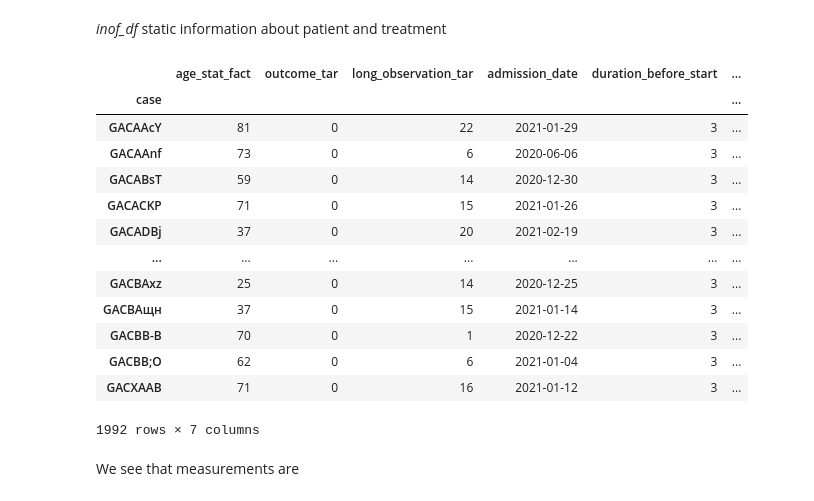
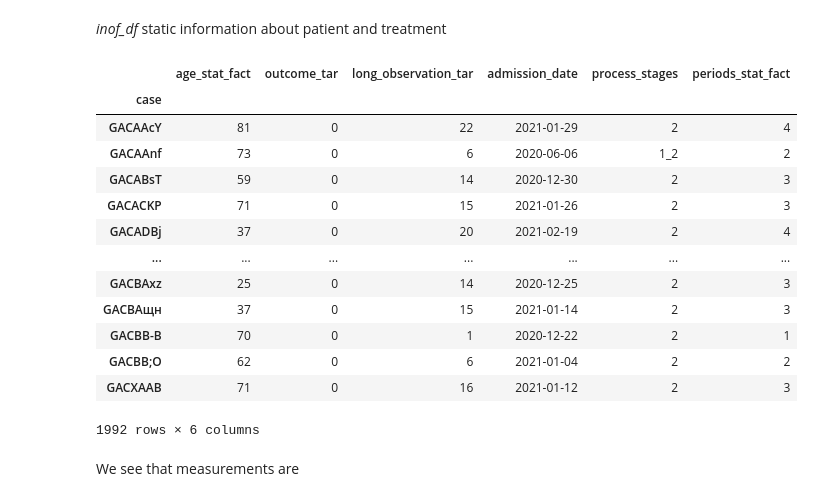
Before and after one commit to geniusserg/CovidPredict, a Jupyter notebook: data_analysis.ipynb, the cells around one changed output. Drawn from its saved outputs; the diff is of its cells as text; code cells hidden in the pictures.

```diff
--- a/data_analysis.ipynb
+++ b/data_analysis.ipynb
@@ -167,30 +170,29 @@ non_typical_treatments
 # %%
 info_df = pd.DataFrame()
 info_df["age_stat_fact"] = df["age_stat_fact"]
 info_df["outcome_tar"] = df["outcome_tar"]
 info_df["long_observation_tar"] = df["long_observation_tar"]
 info_df["admission_date"] = df["admission_date"]
-info_df["duration_before_start"] = df["current_process_duration"]
 info_df["process_stages"] = df["process_stages"]
 periods = info_df.groupby("case").count()["age_stat_fact"]
 info_df = info_df.groupby("case").first()
 info_df["periods_stat_fact"] = periods
 info_df
 # %% [output]
-|  | age_stat_fact | outcome_tar | long_observation_tar | admission_date | duration_before_start | ... |
-| case |  |  |  |  |  | ... |
-| GACAAcY | 81 | 0 | 22 | 2021-01-29 | 3 | ... |
-| GACAAnf | 73 | 0 | 6 | 2020-06-06 | 3 | ... |
-| GACABsT | 59 | 0 | 14 | 2020-12-30 | 3 | ... |
-| GACACKP | 71 | 0 | 15 | 2021-01-26 | 3 | ... |
-| GACADBj | 37 | 0 | 20 | 2021-02-19 | 3 | ... |
+|  | age_stat_fact | outcome_tar | long_observation_tar | admission_date | process_stages | periods_stat_fact |
+| case |  |  |  |  |  |  |
+| GACAAcY | 81 | 0 | 22 | 2021-01-29 | 2 | 4 |
+| GACAAnf | 73 | 0 | 6 | 2020-06-06 | 1_2 | 2 |
+| GACABsT | 59 | 0 | 14 | 2020-12-30 | 2 | 3 |
+| GACACKP | 71 | 0 | 15 | 2021-01-26 | 2 | 3 |
+| GACADBj | 37 | 0 | 20 | 2021-02-19 | 2 | 4 |
 | ... | ... | ... | ... | ... | ... | ... |
-| GACBAхz | 25 | 0 | 14 | 2020-12-25 | 3 | ... |
-| GACBAщн | 37 | 0 | 15 | 2021-01-14 | 3 | ... |
-| GACBB-В | 70 | 0 | 1 | 2020-12-22 | 3 | ... |
-| GACBB;O | 62 | 0 | 6 | 2021-01-04 | 3 | ... |
-| GACXAAB | 71 | 0 | 16 | 2021-01-12 | 3 | ... |
+| GACBAхz | 25 | 0 | 14 | 2020-12-25 | 2 | 3 |
+| GACBAщн | 37 | 0 | 15 | 2021-01-14 | 2 | 3 |
+| GACBB-В | 70 | 0 | 1 | 2020-12-22 | 2 | 1 |
+| GACBB;O | 62 | 0 | 6 | 2021-01-04 | 2 | 2 |
+| GACXAAB | 71 | 0 | 16 | 2021-01-12 | 2 | 3 |
-1992 rows × 7 columns
+1992 rows × 6 columns
 # %% [markdown]
 We see that measurements are
 # %%
```
Also changed, not shown: parts of 20 cells of this notebook, 35 other files.
